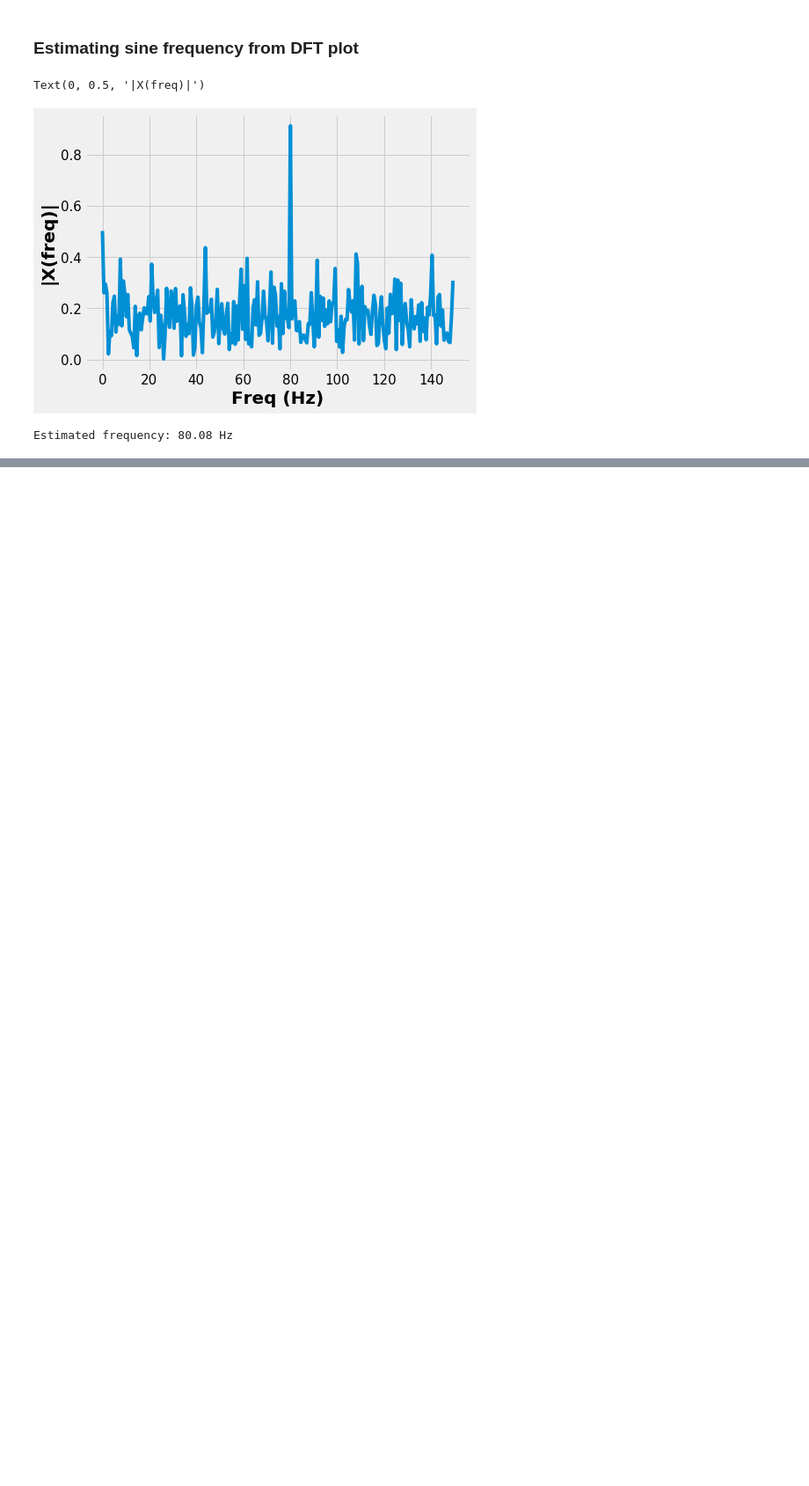
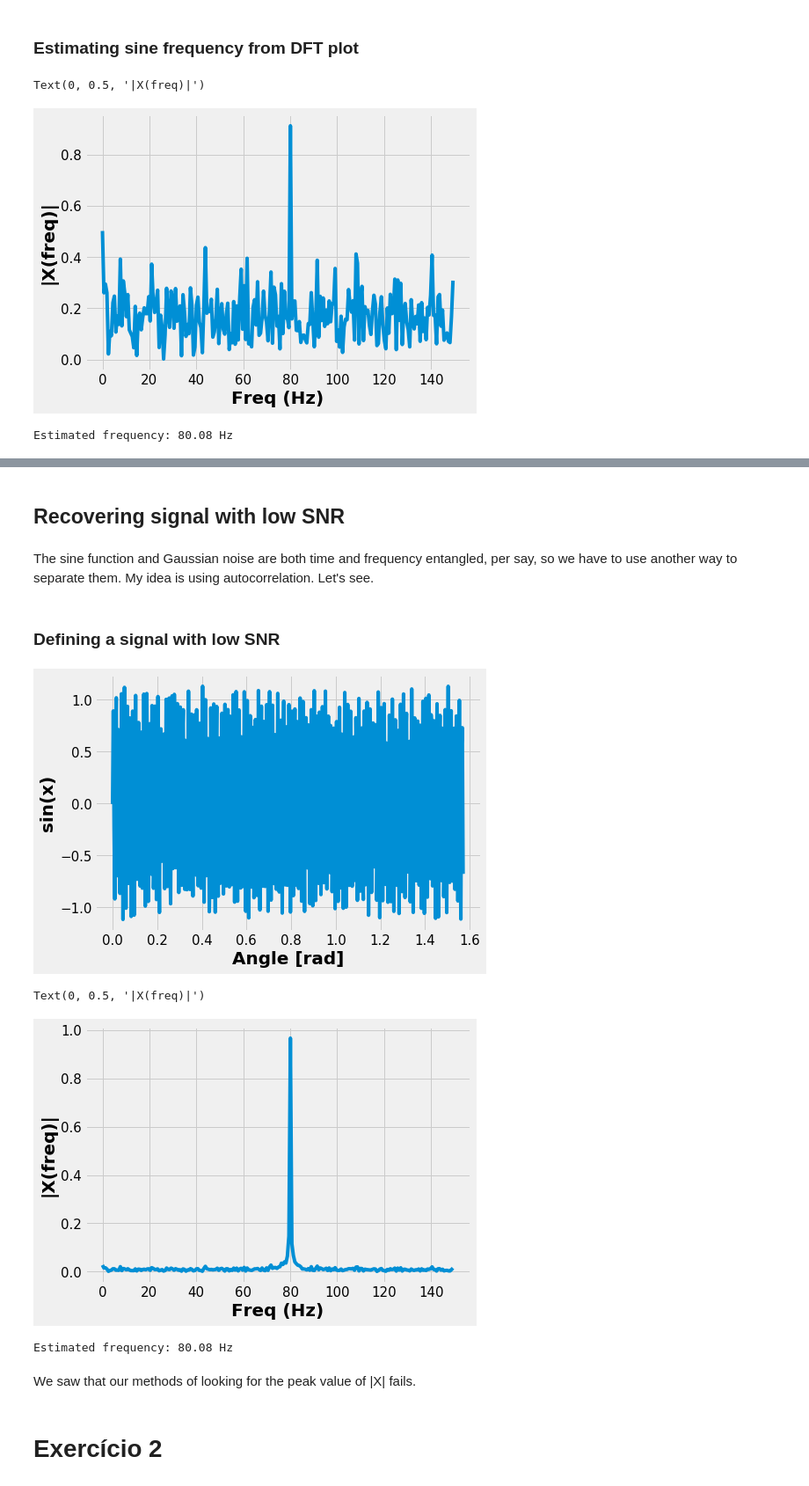
Before and after one commit to mesquita/elementos, a Jupyter notebook: Lista 1.ipynb, the cells around one changed output, grey strips where cells are left out. Shown at 88% size. Drawn from its saved outputs; the diff is of its cells as text; code cells hidden in the pictures; blank space fills up the shorter version.

```diff
--- a/Lista 1.ipynb
+++ b/Lista 1.ipynb
@@ -121,0 +117,49 @@ HTML('<img src="../abs.gif">')
+# %% [markdown]
+## Recovering signal with low SNR
+# %% [markdown]
+The sine function and Gaussian noise are both time and frequency entangled, per say, so we have to use another way to separate them. My idea is using autocorrelation. Let's see.
+# %% [markdown]
+### Defining a signal with low SNR
+# %%
+# Noise gain
+k = 0.1
+
+# Adding noise to sine
+x = s + k*n
+
+# Plotting
+plt.plot(pts, x)
+plt.xlabel('Angle [rad]')
+plt.ylabel('sin(x)')
+plt.axis('tight')
+plt.show()
+
+k = np.arange(num_pts)
+
+T = num_pts/fs
+frq = k/T
+
+# One side frequency range
+num_pts_half = int(num_pts/2)
+frq = frq[range(num_pts_half)]
+
+# FFT computing and normalization
+X = np.fft.fft(x)/num_pts_half
+X = X[range(num_pts_half)]
+
+# Plotting the spectrum
+plt.plot(frq, abs(X))
+plt.xlabel('Freq (Hz)')
+plt.ylabel('|X(freq)|')
+# %% [output]
+[figure, added]
+Text(0, 0.5, '|X(freq)|')
+[figure, added]
+# %%
+argmax = np.argmax(np.absolute(X))
+estimated_freq = frq[argmax]
+print(f'Estimated frequency: {estimated_freq:.2f} Hz')
+# %% [output]
+Estimated frequency: 80.08 Hz
+# %% [markdown]
+We saw that our methods of looking for the peak value of |X| fails.
@@ -121,0 +178,2 @@ HTML('<img src="../abs.gif">')
+# %% [markdown]
+# Exercício 2
```
Also changed, not shown: parts of 10 cells of this notebook.
